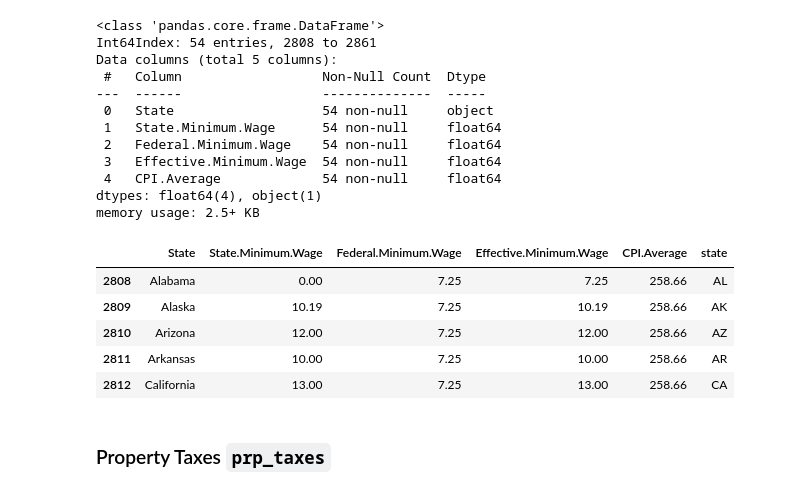
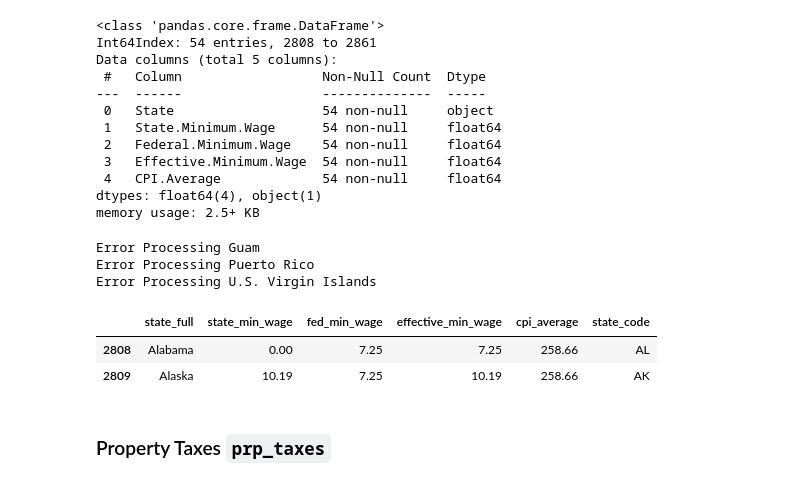
Before and after one commit to taylor-curran/vrb-know, a Jupyter notebook: data/master_row.ipynb, the cells around one changed output. Drawn from its saved outputs; the diff is of its cells as text; code cells hidden in the pictures.

```diff
--- a/data/master_row.ipynb
+++ b/data/master_row.ipynb
@@ -100,3 +100,15 @@ states.head()
+# %%
+def name_to_code(state_name):
+    try:
+        return states[states['State'] == state_name]['Code'].values[0]
+    except:
+        print(f"Error Processing {state_name}")
+
+def code_to_name(state_code):
+    try:
+        return states[states['Code'] == state_code]['State'].values[0]
+    except:
+        print(f"Error Processing {state_code}")
 # %% [markdown]
 ## Data Cleaning
 # %% [markdown]
@@ -211,23 +246,26 @@ Data columns (total 5 columns):
  4   CPI.Average             54 non-null     float64
 dtypes: float64(4), object(1)
 memory usage: 2.5+ KB
-# %%
-# Get State Column
-state = []
-for i, row in min_wg.iterrows():
-    state_row = states[row[0] == states['STATE_NAME']]
-    state.append(state_row['STUSAB'].values[0])
-
-min_wg.insert(5, 'state', state)
+# %%
+min_wg['state_code'] = min_wg['State'].apply(name_to_code)
+# %% [output]
+Error Processing Guam
+Error Processing Puerto Rico
+Error Processing U.S. Virgin Islands
+# %%
+# Rename Columns
+min_wg.columns = ['state_full',
+                  'state_min_wage',
+                  'fed_min_wage',
+                  'effective_min_wage',
+                  'cpi_average',
+                  'state_code']
 # %%
-min_wg.head()
+min_wg.head(2)
 # %% [output]
-|  | State | State.Minimum.Wage | Federal.Minimum.Wage | Effective.Minimum.Wage | CPI.Average | state |
+|  | state_full | state_min_wage | fed_min_wage | effective_min_wage | cpi_average | state_code |
 | 2808 | Alabama | 0.00 | 7.25 | 7.25 | 258.66 | AL |
 | 2809 | Alaska | 10.19 | 7.25 | 10.19 | 258.66 | AK |
-| 2810 | Arizona | 12.00 | 7.25 | 12.00 | 258.66 | AZ |
-| 2811 | Arkansas | 10.00 | 7.25 | 10.00 | 258.66 | AR |
-| 2812 | California | 13.00 | 7.25 | 13.00 | 258.66 | CA |
 # %% [markdown]
 ### Property Taxes `prp_taxes`
 # %%
```
Also changed, not shown: parts of 39 cells of this notebook, 5 other files.
